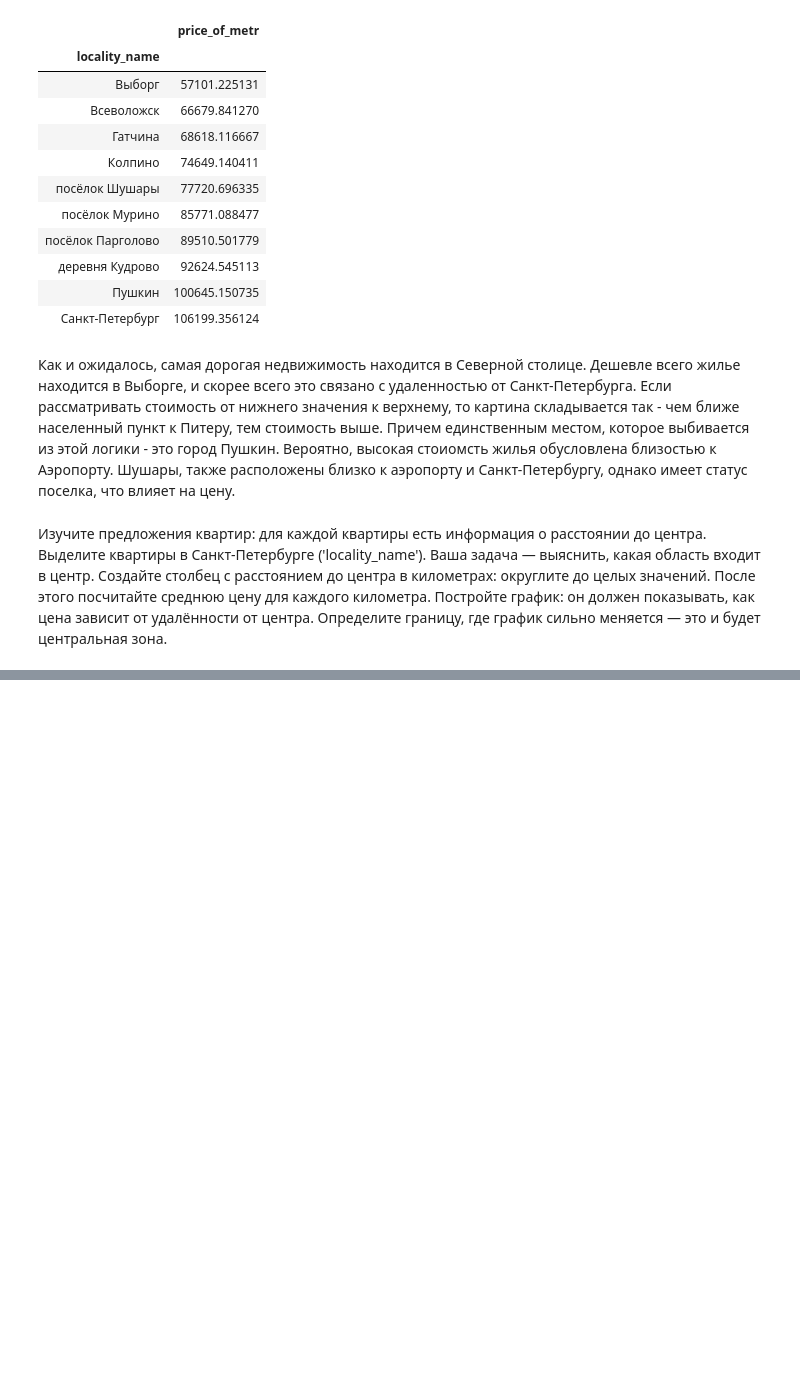
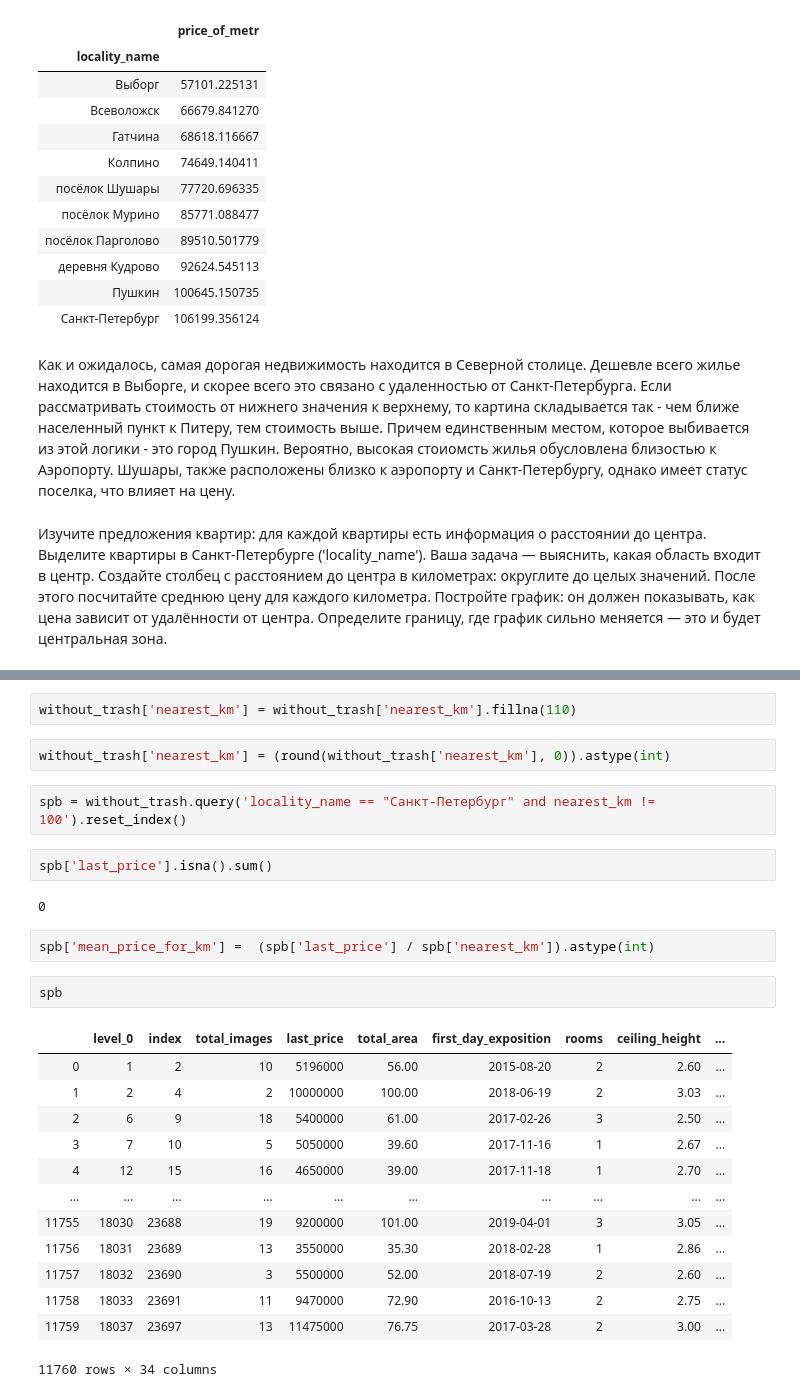
Before and after one commit to ViacheslavPogorelyy/YaP, a Jupyter notebook: part_number_two/project_2.ipynb, the cells around one changed output, grey strips where cells are left out. Drawn from its saved outputs; the diff is of its cells as text; blank space fills up the shorter version.

```diff
--- a/part_number_two/project_2.ipynb
+++ b/part_number_two/project_2.ipynb
@@ -594,0 +601,28 @@ best_city.sort_values('price_of_metr')
+# %%
+without_trash['nearest_km'] = without_trash['nearest_km'].fillna(110)
+# %%
+without_trash['nearest_km'] = (round(without_trash['nearest_km'], 0)).astype(int)
+# %%
+spb = without_trash.query('locality_name == "Санкт-Петербург" and nearest_km != 100').reset_index()
+# %%
+spb['last_price'].isna().sum()
+# %% [output]
+0
+# %%
+spb['mean_price_for_km'] =  (spb['last_price'] / spb['nearest_km']).astype(int)
+# %%
+spb
+# %% [output]
+|  | level_0 | index | total_images | last_price | total_area | first_day_exposition | rooms | ceiling_height | ... |
+| 0 | 1 | 2 | 10 | 5196000 | 56.00 | 2015-08-20 | 2 | 2.60 | ... |
+| 1 | 2 | 4 | 2 | 10000000 | 100.00 | 2018-06-19 | 2 | 3.03 | ... |
+| 2 | 6 | 9 | 18 | 5400000 | 61.00 | 2017-02-26 | 3 | 2.50 | ... |
+| 3 | 7 | 10 | 5 | 5050000 | 39.60 | 2017-11-16 | 1 | 2.67 | ... |
+| 4 | 12 | 15 | 16 | 4650000 | 39.00 | 2017-11-18 | 1 | 2.70 | ... |
+| ... | ... | ... | ... | ... | ... | ... | ... | ... | ... |
+| 11755 | 18030 | 23688 | 19 | 9200000 | 101.00 | 2019-04-01 | 3 | 3.05 | ... |
+| 11756 | 18031 | 23689 | 13 | 3550000 | 35.30 | 2018-02-28 | 1 | 2.86 | ... |
+| 11757 | 18032 | 23690 | 3 | 5500000 | 52.00 | 2018-07-19 | 2 | 2.60 | ... |
+| 11758 | 18033 | 23691 | 11 | 9470000 | 72.90 | 2016-10-13 | 2 | 2.75 | ... |
+| 11759 | 18037 | 23697 | 13 | 11475000 | 76.75 | 2017-03-28 | 2 | 3.00 | ... |
+11760 rows × 34 columns
```
Also changed, not shown: parts of 7 cells of this notebook.
